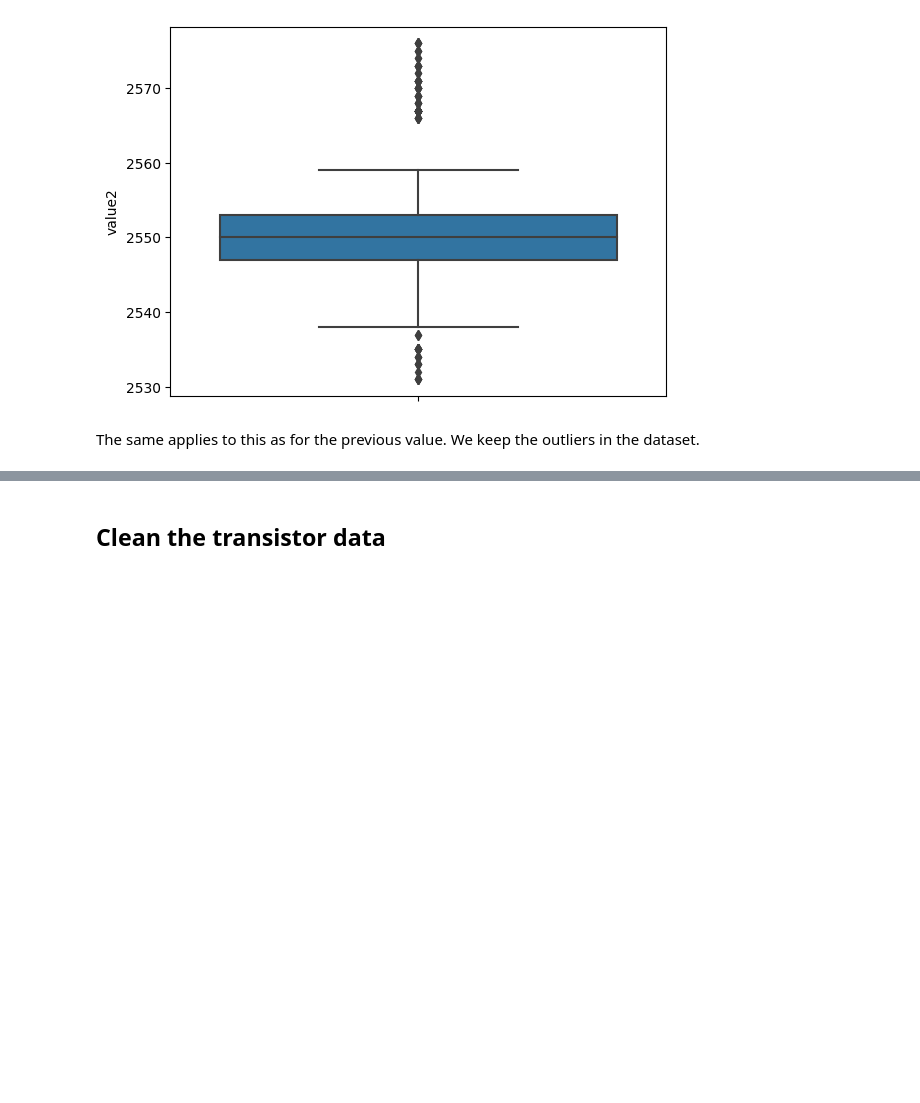
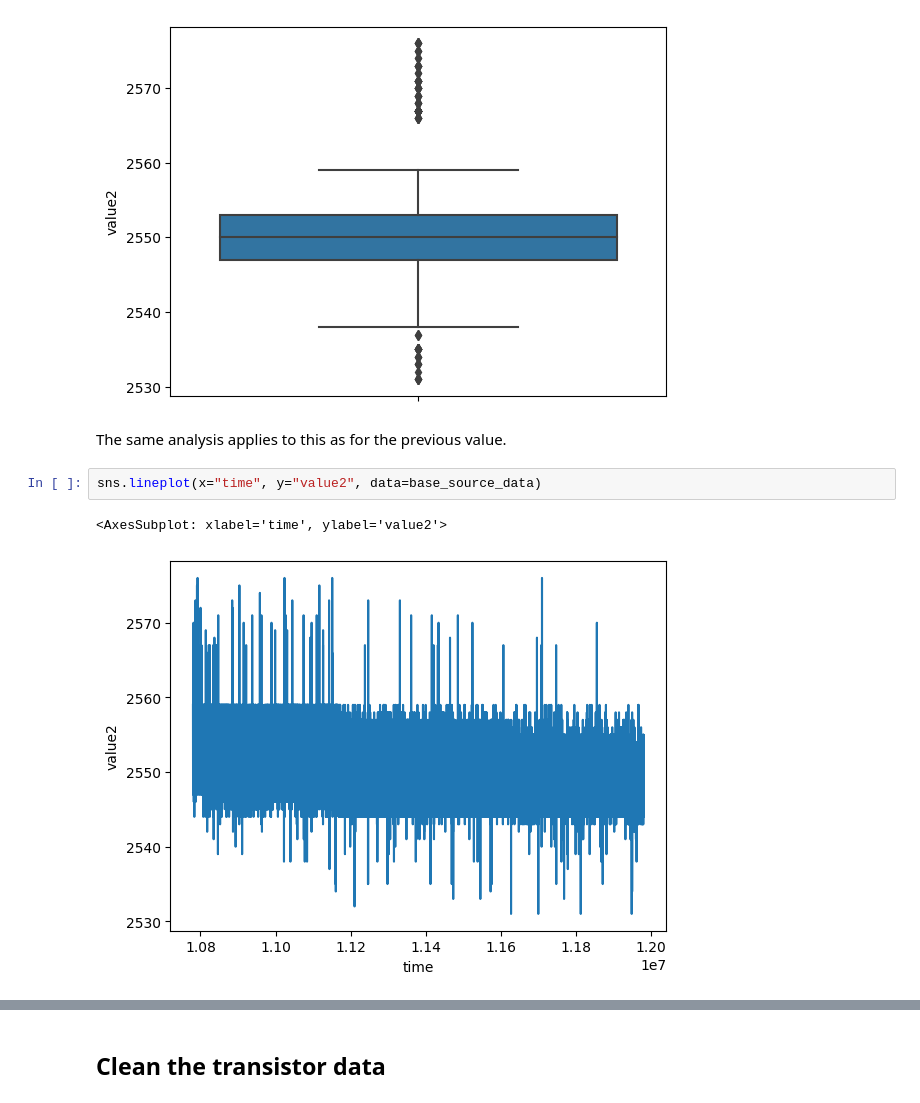
Before and after one commit to nosknut/statistics-project-h2022, a Jupyter notebook: analysis/analysis.ipynb, the cells around one changed output, grey strips where cells are left out. Saved outputs shown, nothing was run; the diff lists cells and outputs as text; blank space fills up the shorter version.

Commit message:
Adds more to the analysis ipynb

```diff
--- a/analysis/analysis.ipynb
+++ b/analysis/analysis.ipynb
@@ -112,4 +113,9 @@ sns.boxplot(y="value2", data=base_source_data)
 <AxesSubplot: ylabel='value2'>
 [figure]
 # %% [markdown]
-The same applies to this as for the previous value. We keep the outliers in the dataset.
+The same analysis applies to this as for the previous value.
+# %%
+sns.lineplot(x="time", y="value2", data=base_source_data)
+# %% [output]
+<AxesSubplot: xlabel='time', ylabel='value2'>
+[figure, added]
```
Also changed, not shown: parts of 56 cells of this notebook.
